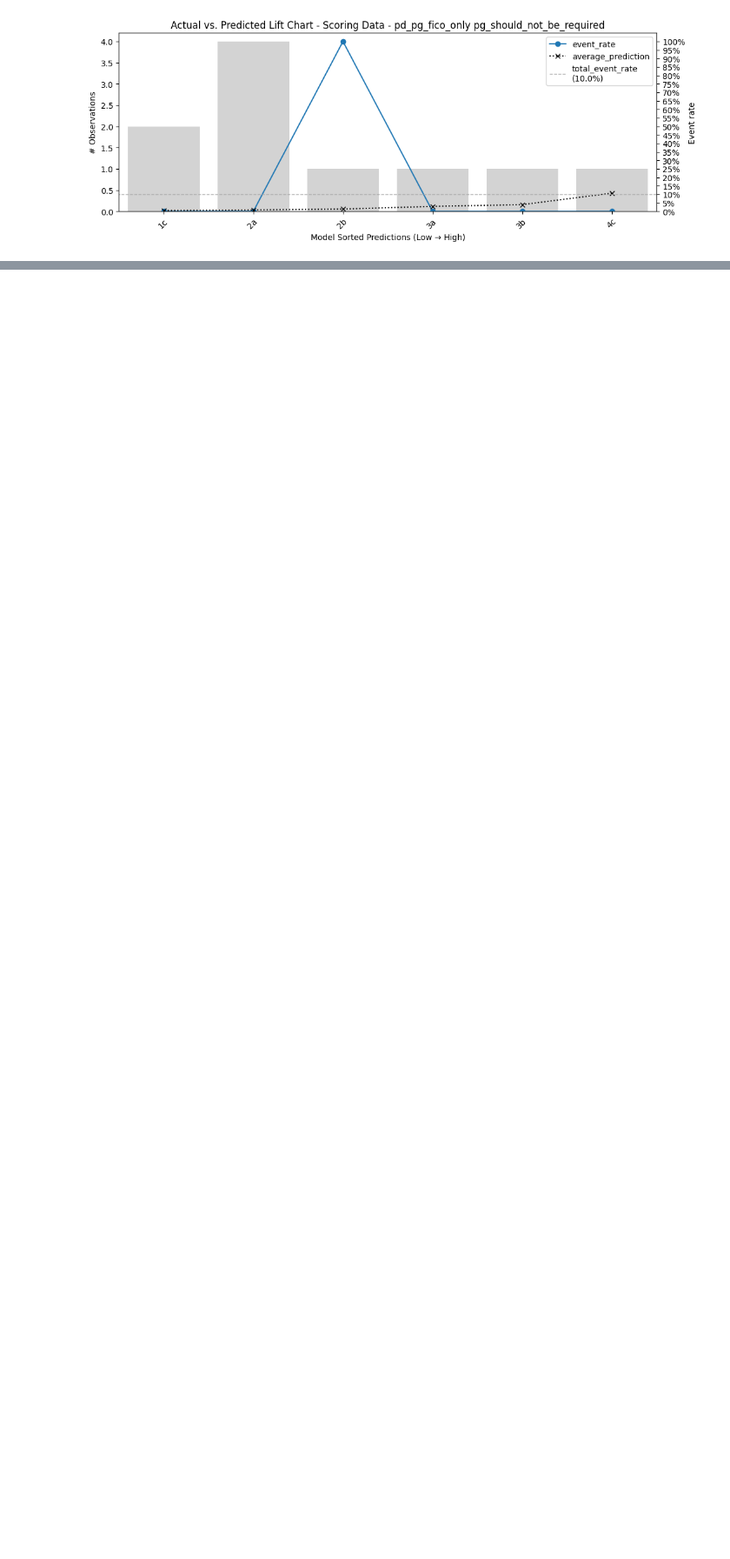
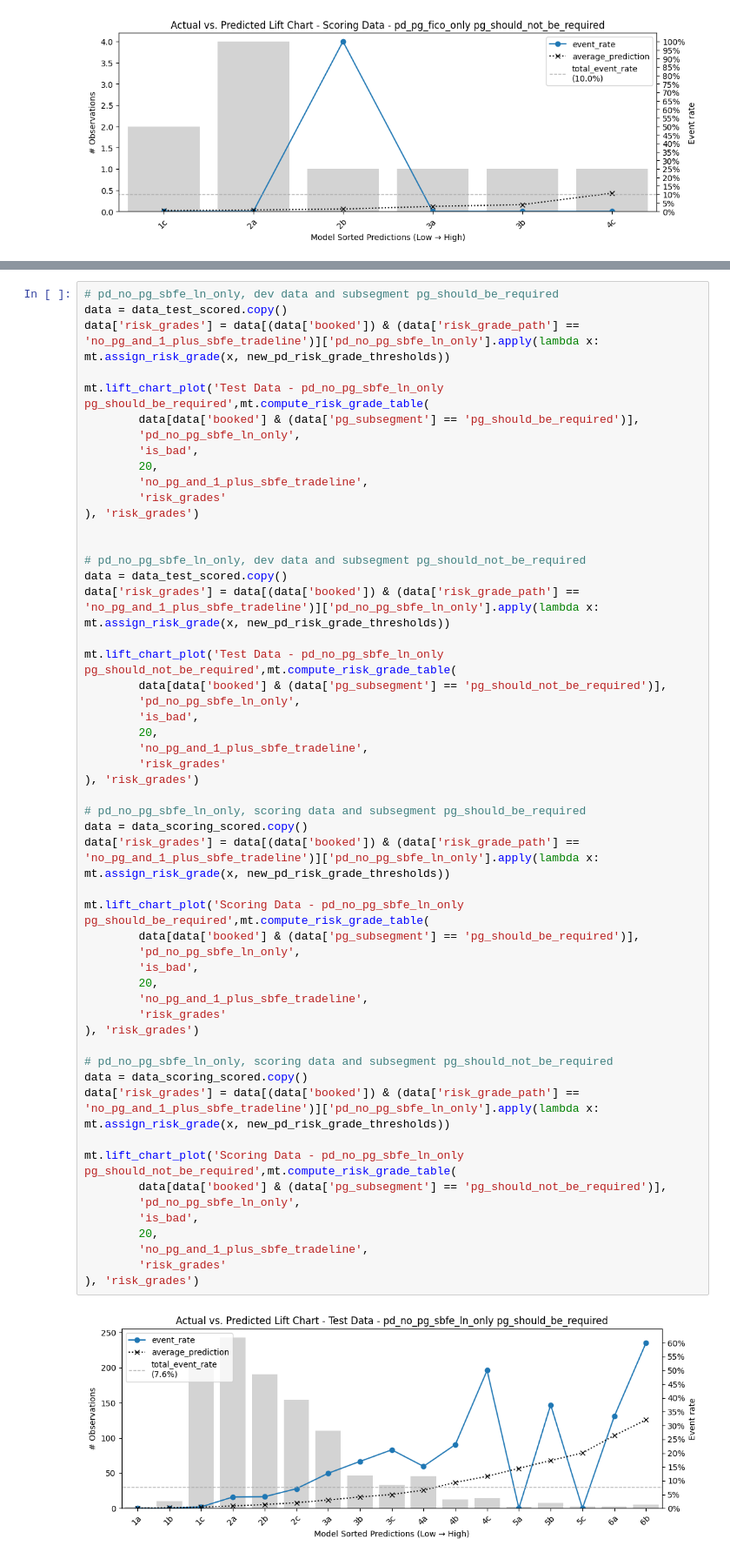
Before and after one commit to cgdonzalezr/otr_adj_model_flow_proposal, a Jupyter notebook: otr_ln_master_table/notebooks/4_otr_existing_exposure_evaluation.ipynb, the cells around one changed output, grey strips where cells are left out. Shown at 87% size. Saved outputs shown, nothing was run; the diff lists cells and outputs as text; blank space fills up the shorter version.

Commit message:
feat: no_pg_sba_ln_only

```diff
--- a/otr_ln_master_table/notebooks/4_otr_existing_exposure_evaluation.ipynb
+++ b/otr_ln_master_table/notebooks/4_otr_existing_exposure_evaluation.ipynb
@@ -846,0 +849,55 @@ mt.lift_chart_plot('Scoring Data - pd_pg_fico_only pg_should_not_be_required',mt
+# %%
+# pd_no_pg_sbfe_ln_only, dev data and subsegment pg_should_be_required
+data = data_test_scored.copy()
+data['risk_grades'] = data[(data['booked']) & (data['risk_grade_path'] == 'no_pg_and_1_plus_sbfe_tradeline')]['pd_no_pg_sbfe_ln_only'].apply(lambda x: mt.assign_risk_grade(x, new_pd_risk_grade_thresholds))
+
+mt.lift_chart_plot('Test Data - pd_no_pg_sbfe_ln_only pg_should_be_required',mt.compute_risk_grade_table(
+        data[data['booked'] & (data['pg_subsegment'] == 'pg_should_be_required')],
+        'pd_no_pg_sbfe_ln_only',
+        'is_bad',
+        20,
+        'no_pg_and_1_plus_sbfe_tradeline',
+        'risk_grades'
+), 'risk_grades')
+
+
+# pd_no_pg_sbfe_ln_only, dev data and subsegment pg_should_not_be_required
+data = data_test_scored.copy()
+data['risk_grades'] = data[(data['booked']) & (data['risk_grade_path'] == 'no_pg_and_1_plus_sbfe_tradeline')]['pd_no_pg_sbfe_ln_only'].apply(lambda x: mt.assign_risk_grade(x, new_pd_risk_grade_thresholds))
+
+mt.lift_chart_plot('Test Data - pd_no_pg_sbfe_ln_only pg_should_not_be_required',mt.compute_risk_grade_table(
+        data[data['booked'] & (data['pg_subsegment'] == 'pg_should_not_be_required')],
+        'pd_no_pg_sbfe_ln_only',
+        'is_bad',
+        20,
+        'no_pg_and_1_plus_sbfe_tradeline',
+        'risk_grades'
+), 'risk_grades')
+
+# pd_no_pg_sbfe_ln_only, scoring data and subsegment pg_should_be_required
+data = data_scoring_scored.copy()
+data['risk_grades'] = data[(data['booked']) & (data['risk_grade_path'] == 'no_pg_and_1_plus_sbfe_tradeline')]['pd_no_pg_sbfe_ln_only'].apply(lambda x: mt.assign_risk_grade(x, new_pd_risk_grade_thresholds))
+
+mt.lift_chart_plot('Scoring Data - pd_no_pg_sbfe_ln_only pg_should_be_required',mt.compute_risk_grade_table(
+        data[data['booked'] & (data['pg_subsegment'] == 'pg_should_be_required')],
+        'pd_no_pg_sbfe_ln_only',
+        'is_bad',
+        20,
+        'no_pg_and_1_plus_sbfe_tradeline',
+        'risk_grades'
+), 'risk_grades')
+
+# pd_no_pg_sbfe_ln_only, scoring data and subsegment pg_should_not_be_required
+data = data_scoring_scored.copy()
+data['risk_grades'] = data[(data['booked']) & (data['risk_grade_path'] == 'no_pg_and_1_plus_sbfe_tradeline')]['pd_no_pg_sbfe_ln_only'].apply(lambda x: mt.assign_risk_grade(x, new_pd_risk_grade_thresholds))
+
+mt.lift_chart_plot('Scoring Data - pd_no_pg_sbfe_ln_only pg_should_not_be_required',mt.compute_risk_grade_table(
+        data[data['booked'] & (data['pg_subsegment'] == 'pg_should_not_be_required')],
+        'pd_no_pg_sbfe_ln_only',
+        'is_bad',
+        20,
+        'no_pg_and_1_plus_sbfe_tradeline',
+        'risk_grades'
+), 'risk_grades')
+# %% [output]
+[figure, added]
```
Also changed, not shown: parts of 4 cells of this notebook, 2 other files.
